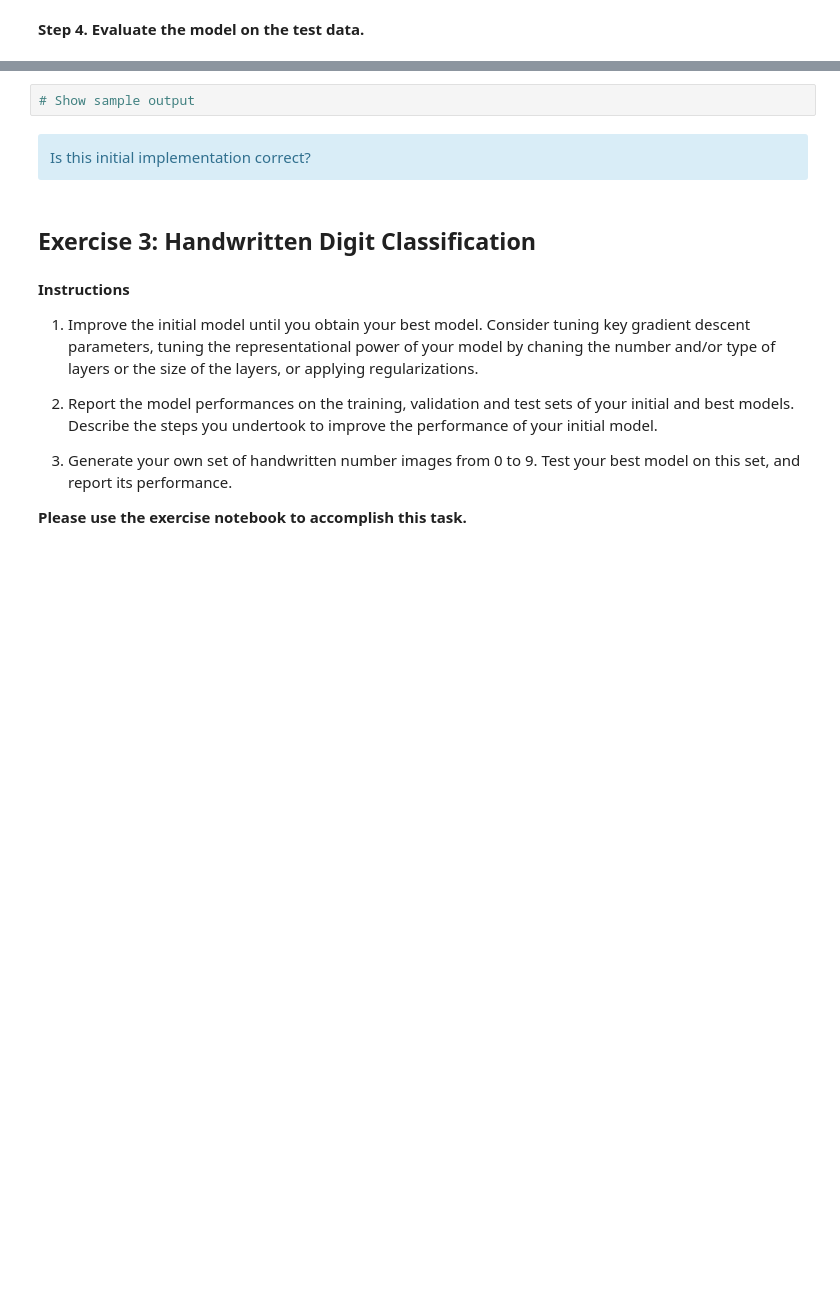
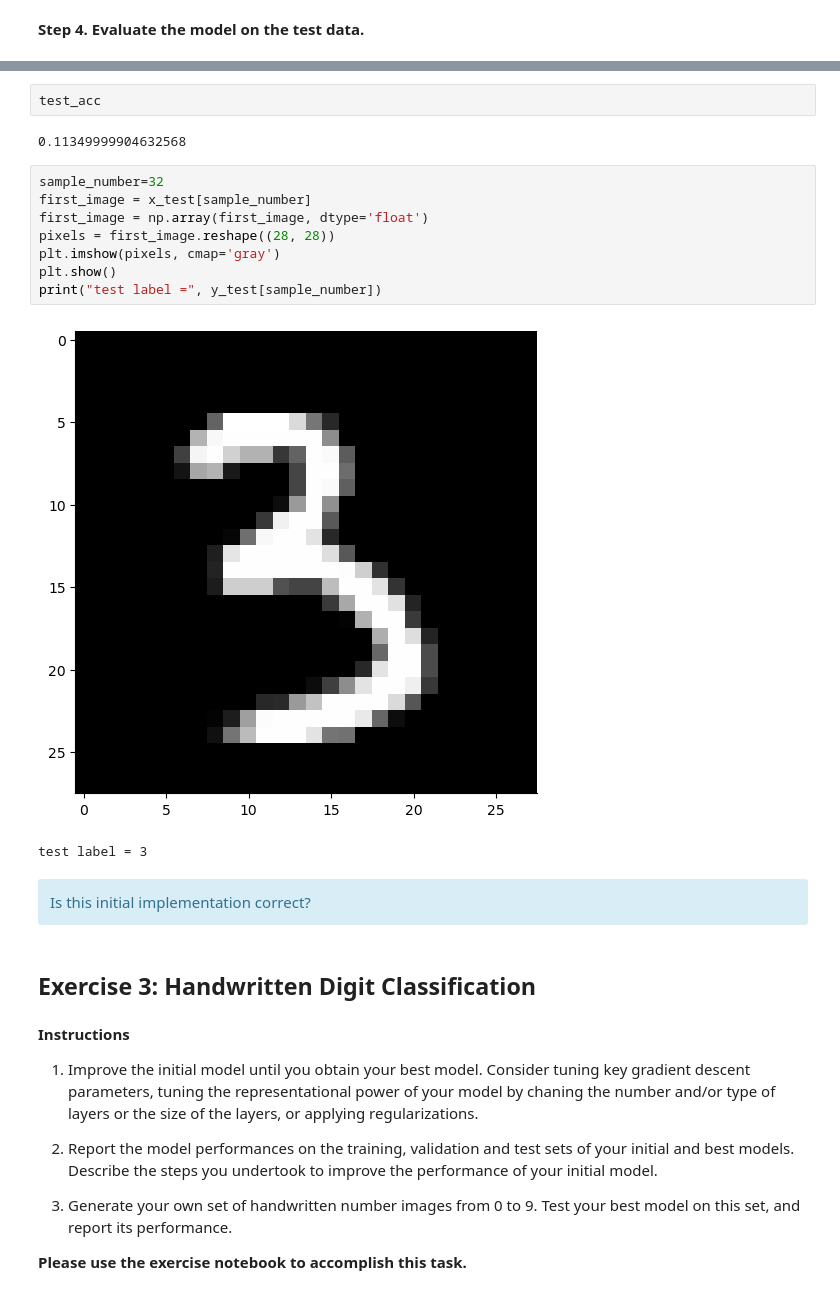
Before and after one commit to jjsantos02/ml3-lectures, a Jupyter notebook: notebooks/02-cnn-fundamentals/1-cnn-fundamentals-filled.ipynb, the cells around one changed output, grey strips where cells are left out. Cells and saved outputs as stored; diff of their text form; blank space fills up the shorter version.

```diff
--- a/notebooks/02-cnn-fundamentals/1-cnn-fundamentals-filled.ipynb
+++ b/notebooks/02-cnn-fundamentals/1-cnn-fundamentals-filled.ipynb
@@ -513,5 +598,18 @@ Now, let’s train the convnet on the MNIST digits.
+# %%
+test_acc
+# %% [output]
+0.11349999904632568
 # %%
-# Show sample output
+sample_number=32
+first_image = x_test[sample_number]
+first_image = np.array(first_image, dtype='float')
+pixels = first_image.reshape((28, 28))
+plt.imshow(pixels, cmap='gray')
+plt.show()
+print("test label =", y_test[sample_number])
+# %% [output]
+[figure, added]
+test label = 3
 # %% [markdown]
 <div class="alert alert-block alert-info">
 Is this initial implementation correct?
```
Also changed, not shown: parts of 21 cells of this notebook.
